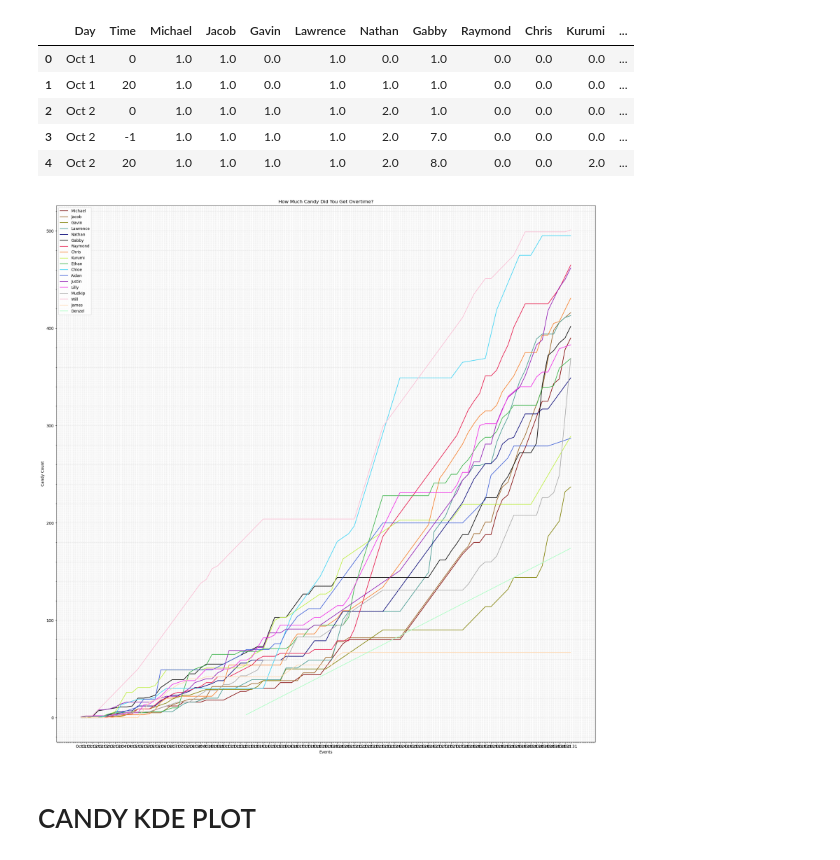
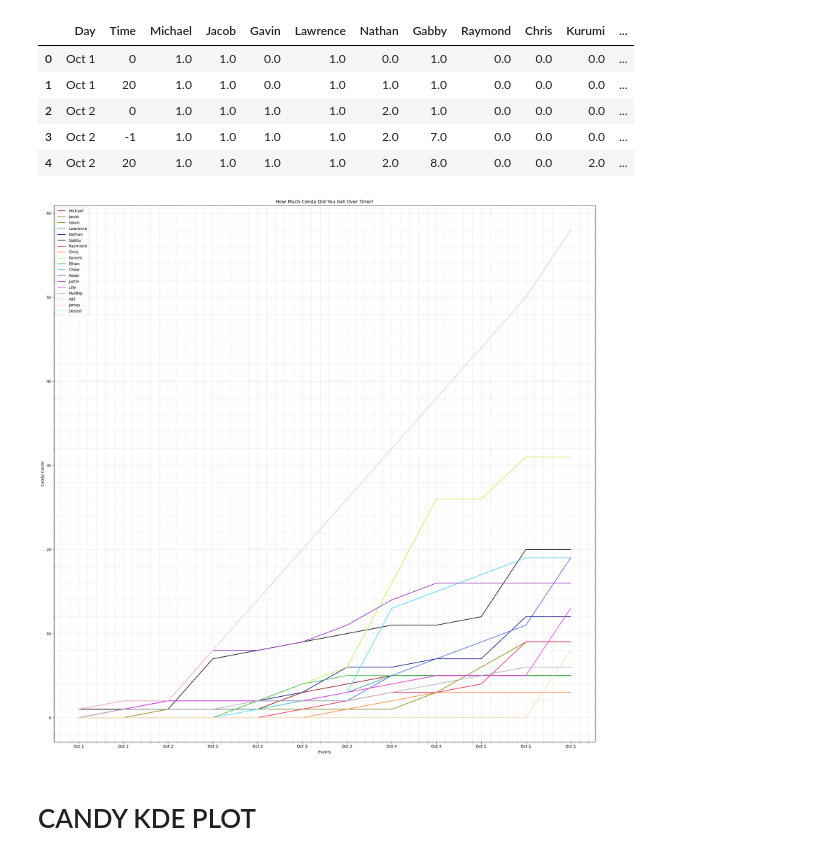
Before and after one commit to j2doan/asianhood_candy, a Jupyter notebook: testenv.ipynb, the cells around one changed output. Saved outputs shown, nothing was run; the diff lists cells and outputs as text; code cells hidden in the pictures.

```diff
--- a/testenv.ipynb
+++ b/testenv.ipynb
@@ -10,7 +10,7 @@ import seaborn as sns
 import ast
 from collections import Counter
 # %%
-file_path = Path.cwd() / "datasets" / "testdata_largeset.csv"
+file_path = Path.cwd() / "datasets" / "testdata.csv"
 df = pd.read_csv(file_path)
 df.head(5)
 # %% [output]
@@ -84,21 +84,21 @@ See the caveats in the documentation: https://pandas.pydata.org/pandas-docs/stab
 # %%
 plt.figure(figsize=(20, 20))
 
 for i, p in enumerate(players):
     plt.plot(df_lineplot.index, df_lineplot[p], label=p, color=colors[i])
 
-plt.title('How Much Candy Did You Get Overtime?')
+plt.title('How Much Candy Did You Get Over Time?')
 plt.xlabel('Events')
 plt.ylabel('Candy Count')
 plt.xticks(df_lineplot.index, df_lineplot['Day'])
 plt.grid(True, which='both', axis='both', color='lightgray', linestyle='--', linewidth=0.5)
 plt.minorticks_on()
 plt.legend()
 
 plt.tight_layout()
 plt.show()
 # %% [output]
-[figure, old version]
+[figure, new version]
 # %% [markdown]
 # CANDY KDE PLOT
 # %%
```
Also changed, not shown: parts of 6 cells of this notebook.
